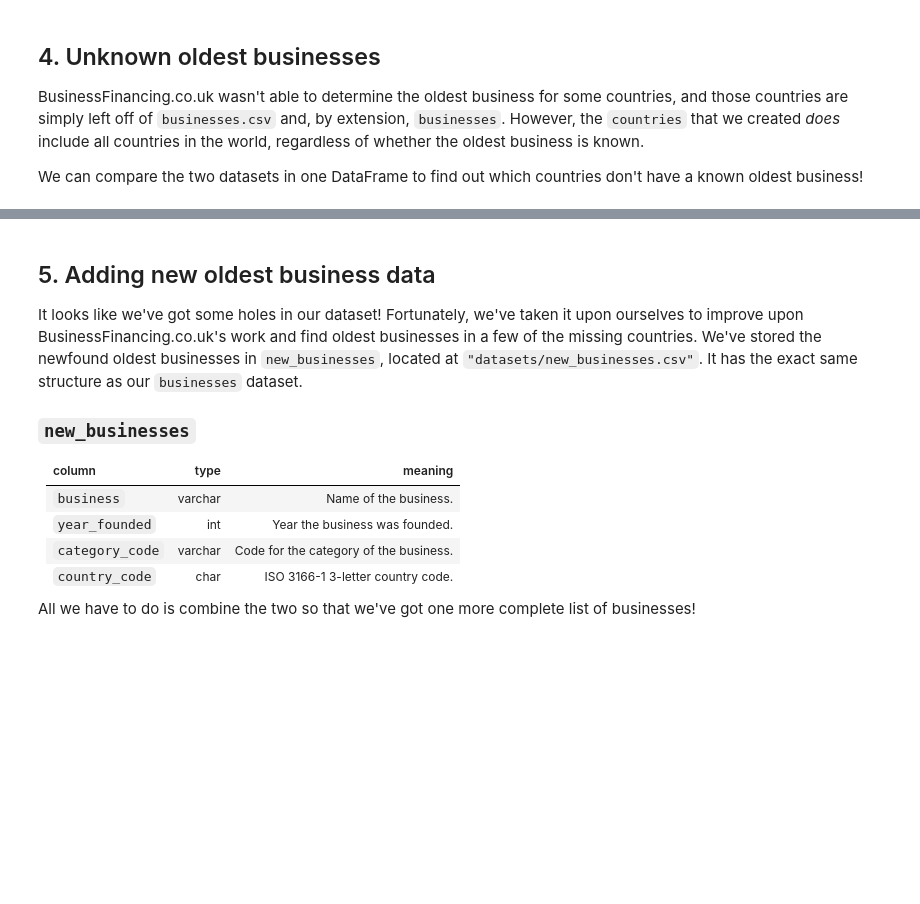
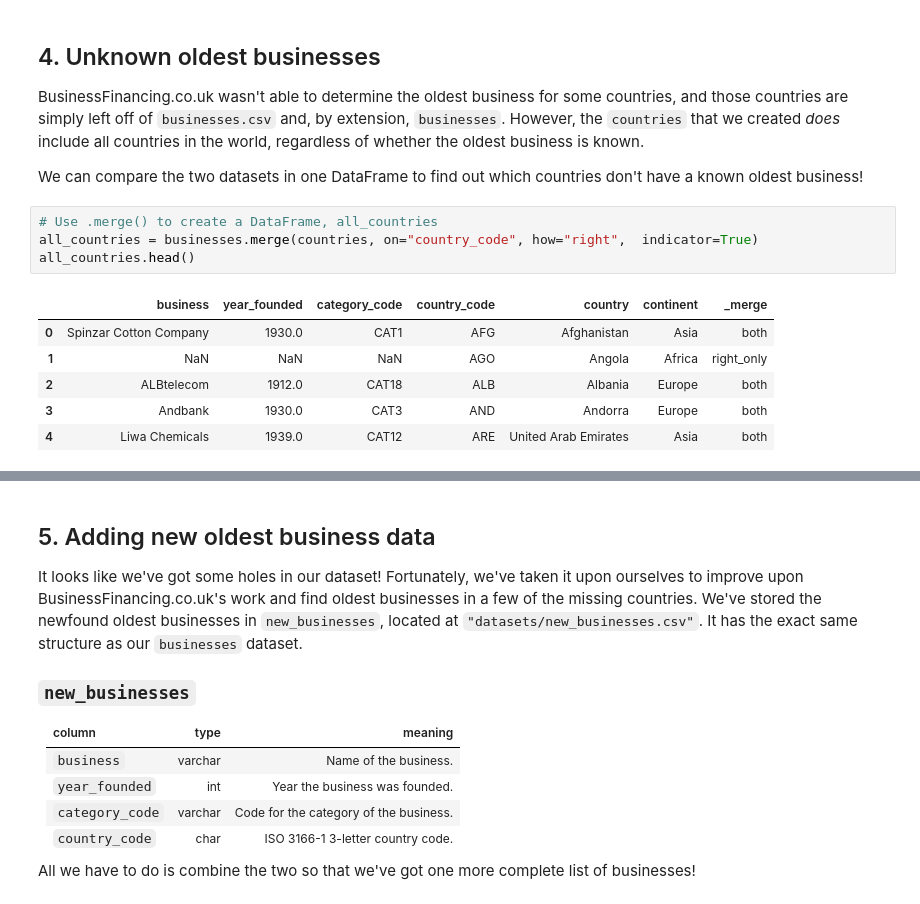
Before and after one commit to mhassandata/data_science_projects, a Jupyter notebook: Intermediate Projects/What and Where are the World's Oldest Businesses/Exploratory_data_analysis ~EDA~.ipynb, the cells around one changed output, grey strips where cells are left out. Drawn from its saved outputs; the diff is of its cells as text; blank space fills up the shorter version.

```diff
--- a/Intermediate Projects/What and Where are the World's Oldest Businesses/Exploratory_data_analysis ~EDA~.ipynb
+++ b/Intermediate Projects/What and Where are the World's Oldest Businesses/Exploratory_data_analysis ~EDA~.ipynb
@@ -213,4 +213,15 @@ subset_merged_continent
 ## 4. Unknown oldest businesses
 <p>BusinessFinancing.co.uk wasn't able to determine the oldest business for some countries, and those countries are simply left off of <code>businesses.csv</code> and, by extension, <code>businesses</code>. However, the <code>countries</code> that we created <em>does</em> include all countries in the world, regardless of whether the oldest business is known. </p>
 <p>We can compare the two datasets in one DataFrame to find out which countries don't have a known oldest business! </p>
+# %%
+# Use .merge() to create a DataFrame, all_countries
+all_countries = businesses.merge(countries, on="country_code", how="right",  indicator=True)
+all_countries.head()
+# %% [output]
+|  | business | year_founded | category_code | country_code | country | continent | _merge |
+| 0 | Spinzar Cotton Company | 1930.0 | CAT1 | AFG | Afghanistan | Asia | both |
+| 1 | NaN | NaN | NaN | AGO | Angola | Africa | right_only |
+| 2 | ALBtelecom | 1912.0 | CAT18 | ALB | Albania | Europe | both |
+| 3 | Andbank | 1930.0 | CAT3 | AND | Andorra | Europe | both |
+| 4 | Liwa Chemicals | 1939.0 | CAT12 | ARE | United Arab Emirates | Asia | both |
 # %%
```
Also changed, not shown: parts of 4 cells of this notebook.
